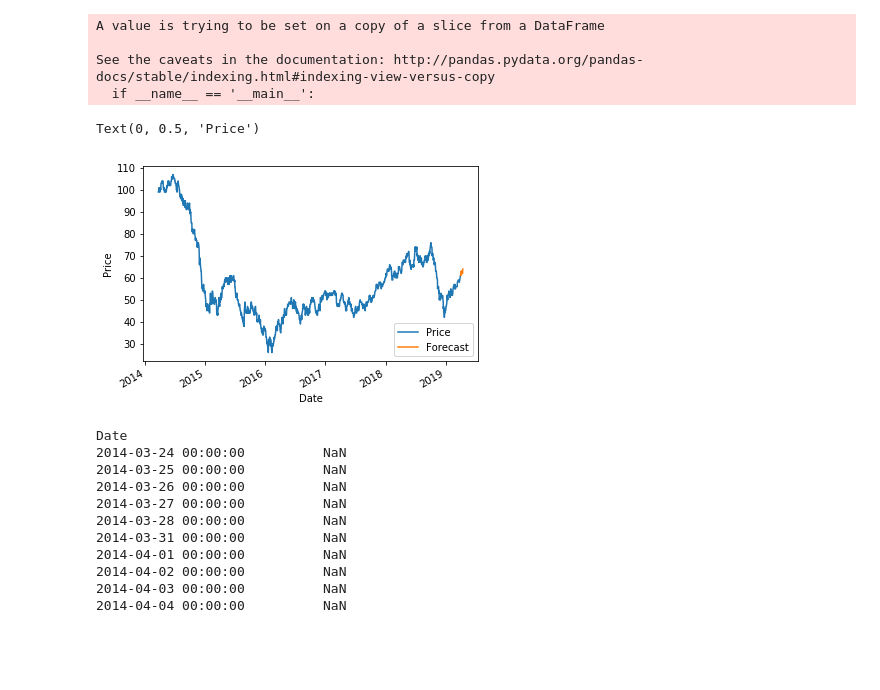
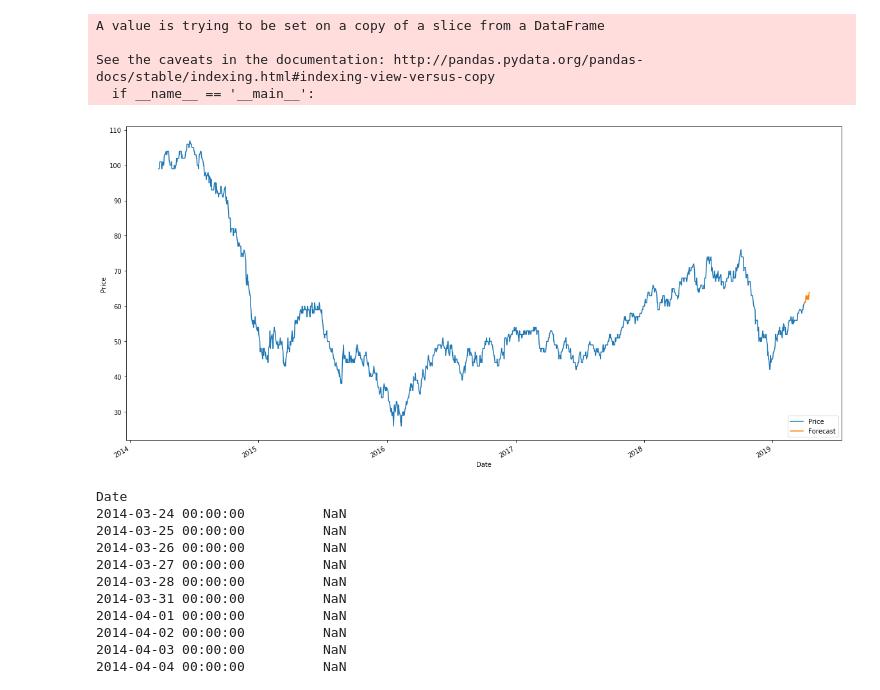
Before and after one commit to garrett0024/Heating-Oil-Gasoline-Crude-Oil-Value-at-Risk, a Jupyter notebook: Futures Exercise.ipynb, the cells around one changed output. Saved outputs shown, nothing was run; the diff lists cells and outputs as text; code cells hidden in the pictures; blank space fills up the shorter version.

```diff
--- a/Futures Exercise.ipynb
+++ b/Futures Exercise.ipynb
@@ -165,13 +165,12 @@ See the caveats in the documentation: http://pandas.pydata.org/pandas-docs/stabl
 # %%
 CLframe['Price'].plot()
 CLframe['Forecast'].plot()
 plt.legend(loc=4)
 plt.xlabel('Date')
 plt.ylabel('Price')
-#plt.rcParams['figure.figsize'] = 10,15
+plt.rcParams['figure.figsize'] = 10,25
 # %% [output]
-Text(0, 0.5, 'Price')
-[figure, old version]
+[figure, new version]
 # %%
 print(CLframe['Forecast'])
 # %% [output]
```
